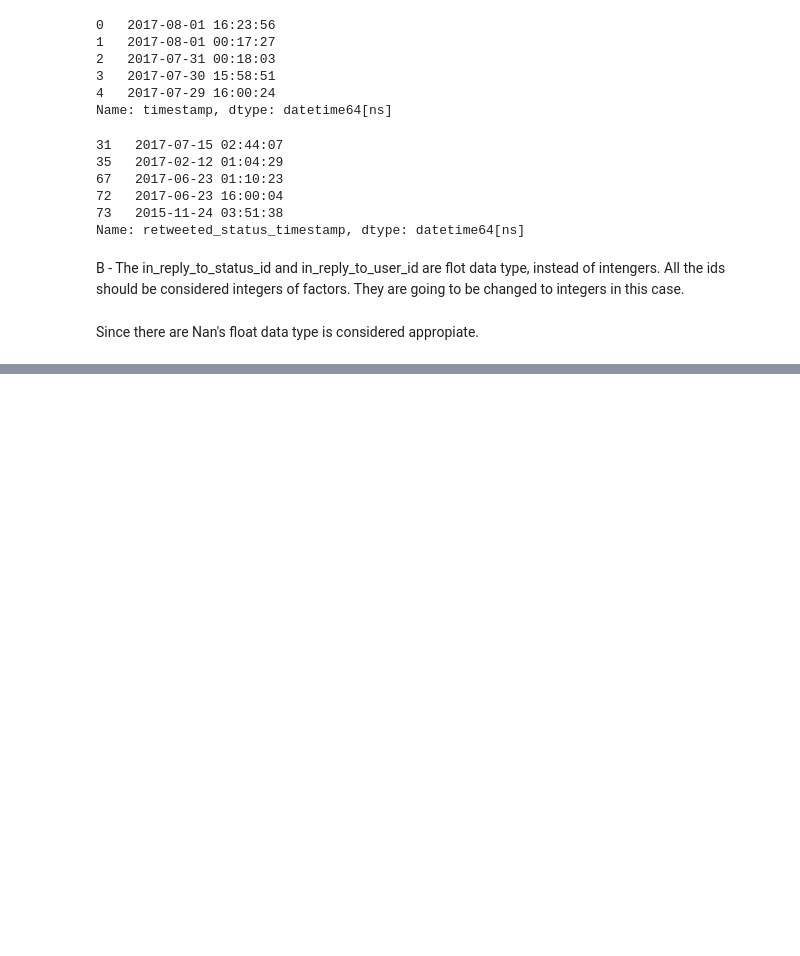
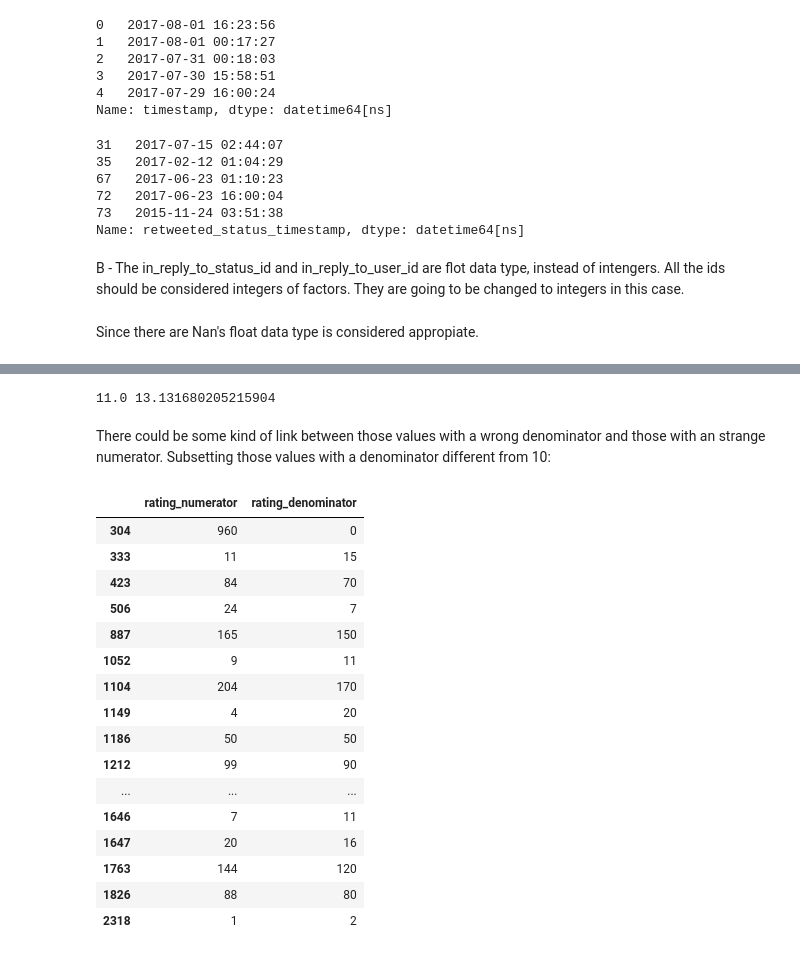
Before and after one commit to yagueits/Web-scrapping, a Jupyter notebook: wrangle_actYAGO.ipynb, the cells around one changed output, grey strips where cells are left out. Drawn from its saved outputs; the diff is of its cells as text; code cells hidden in the pictures; blank space fills up the shorter version.

```diff
--- a/wrangle_actYAGO.ipynb
+++ b/wrangle_actYAGO.ipynb
@@ -622,0 +635,2 @@ memory usage: 484.5+ KB
+# %%
+All_tweet_data_v2.expanded_urls.fillna("Unknown", inplace=True)
@@ -622,0 +668,26 @@ memory usage: 484.5+ KB
+# %%
+print(All_tweet_data_v2.rating_numerator.median(),All_tweet_data_v2.rating_numerator.mean())
+# %% [output]
+11.0 13.131680205215904
+# %% [markdown]
+There could be some kind of link between those values with a wrong denominator and those with an strange numerator. Subsetting those values with a denominator different from 10:
+# %%
+All_tweet_data_v2[['rating_numerator','rating_denominator']][All_tweet_data_v2.rating_denominator!=10]
+# %% [output]
+|  | rating_numerator | rating_denominator |
+| 304 | 960 | 0 |
+| 333 | 11 | 15 |
+| 423 | 84 | 70 |
+| 506 | 24 | 7 |
+| 887 | 165 | 150 |
+| 1052 | 9 | 11 |
+| 1104 | 204 | 170 |
+| 1149 | 4 | 20 |
+| 1186 | 50 | 50 |
+| 1212 | 99 | 90 |
+| ... | ... | ... |
+| 1646 | 7 | 11 |
+| 1647 | 20 | 16 |
+| 1763 | 144 | 120 |
+| 1826 | 88 | 80 |
+| 2318 | 1 | 2 |
```
Also changed, not shown: parts of 79 cells of this notebook.
